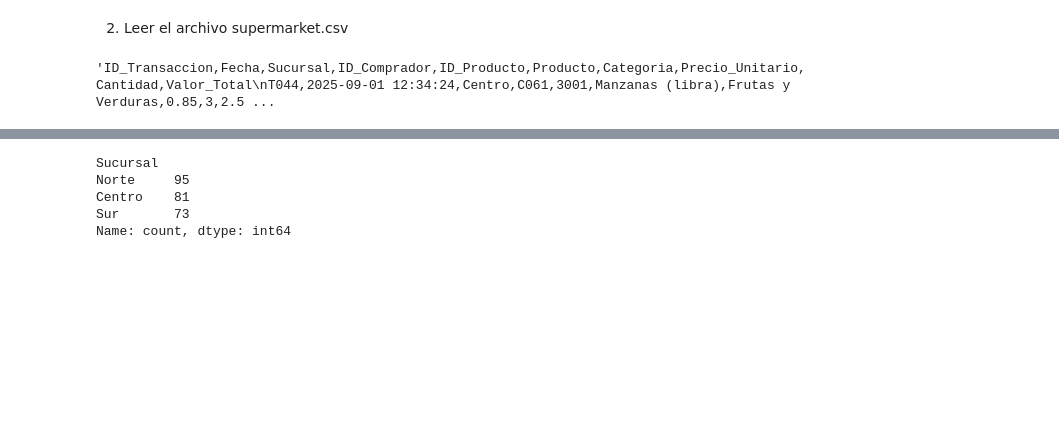
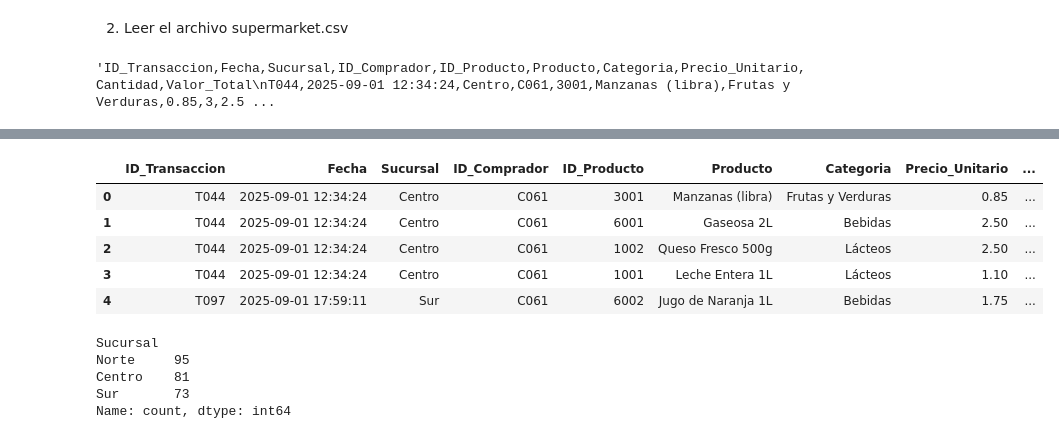
Before and after one commit to diogovillarreals/Introduccion-Python, a Jupyter notebook: 03 Ejercicio.ipynb, the cells around one changed output, grey strips where cells are left out. Cells and saved outputs as stored; diff of their text form; code cells hidden in the pictures; blank space fills up the shorter version.

```diff
--- a/03 Ejercicio.ipynb
+++ b/03 Ejercicio.ipynb
@@ -43,3 +32,3 @@ df.tail
 # %%
-df.head
+df.head()
 # %% [output]
@@ -63,3 +35,9 @@ df.head
+|  | ID_Transaccion | Fecha | Sucursal | ID_Comprador | ID_Producto | Producto | Categoria | Precio_Unitario | ... |
+| 0 | T044 | 2025-09-01 12:34:24 | Centro | C061 | 3001 | Manzanas (libra) | Frutas y Verduras | 0.85 | ... |
+| 1 | T044 | 2025-09-01 12:34:24 | Centro | C061 | 6001 | Gaseosa 2L | Bebidas | 2.50 | ... |
+| 2 | T044 | 2025-09-01 12:34:24 | Centro | C061 | 1002 | Queso Fresco 500g | Lácteos | 2.50 | ... |
+| 3 | T044 | 2025-09-01 12:34:24 | Centro | C061 | 1001 | Leche Entera 1L | Lácteos | 1.10 | ... |
+| 4 | T097 | 2025-09-01 17:59:11 | Sur | C061 | 6002 | Jugo de Naranja 1L | Bebidas | 1.75 | ... |
 # %%
 df['Sucursal'].value_counts() #Aqui imprimo cuantos items se compraron en cada sucursal
 # %% [output]
```
Also changed, not shown: parts of 30 cells of this notebook.
